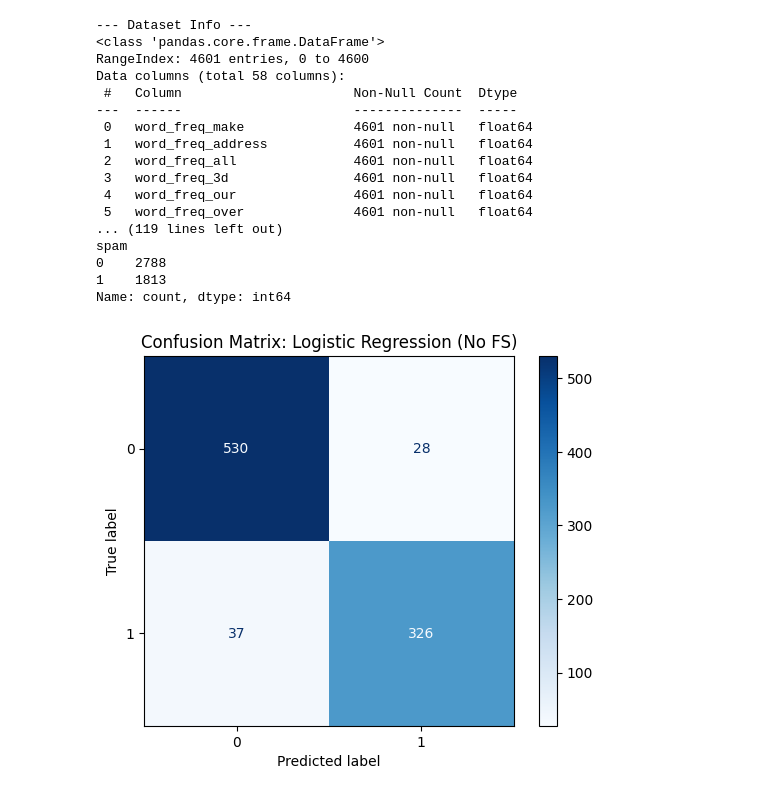
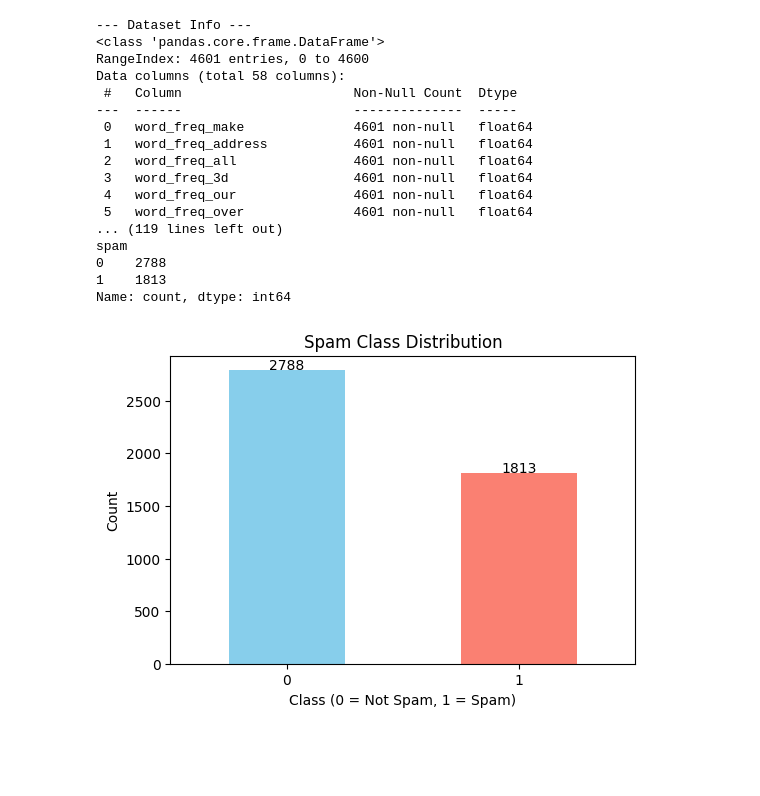
Before and after one commit to Abdullah-bcu/ghani, a Jupyter notebook: final_report.ipynb, the cells around one changed output. Drawn from its saved outputs; the diff is of its cells as text; code cells hidden in the pictures; blank space fills up the shorter version.

```diff
--- a/final_report.ipynb
+++ b/final_report.ipynb
@@ -23,6 +23,18 @@ print(df.describe())
 print("\n--- Spam Class Distribution ---")
 print(df['spam'].value_counts())
 
+# 📊 Plot Spam Class Distribution
+plt.figure(figsize=(6, 4))
+df['spam'].value_counts().plot(kind='bar', color=['skyblue', 'salmon'])
+plt.title('Spam Class Distribution')
+plt.xlabel('Class (0 = Not Spam, 1 = Spam)')
+plt.ylabel('Count')
+plt.xticks(rotation=0)
+for i, val in enumerate(df['spam'].value_counts()):
+    plt.text(i, val + 5, str(val), ha='center', fontsize=10)
+plt.show()
+
+# Features and target
 X = df.drop('spam', axis=1)
 y = df['spam']
 
@@ -31,6 +43,31 @@ X_train, X_test, y_train, y_test = train_test_split(
     X, y, test_size=0.2, random_state=42, stratify=y
 )
 
+# 📊 Plot feature distributions BEFORE scaling
+plt.figure(figsize=(15, 10))
+for i, col in enumerate(X_train.columns[:min(9, len(X_train.columns))]):  # limit to first 9 features
+    plt.subplot(3, 3, i+1)
+    plt.hist(X_train[col], bins=30, color='skyblue', edgecolor='black')
+    plt.title(f'{col} (Before Scaling)')
+plt.tight_layout()
+plt.show()
+
+# Scaling
+scaler = StandardScaler()
+X_train_scaled = scaler.fit_transform(X_train)
+X_test_scaled = scaler.transform(X_test)
+
+# Convert scaled arrays to DataFrame for plotting
+X_train_scaled_df = pd.DataFrame(X_train_scaled, columns=X_train.columns)
+
+# 📊 Plot feature distributions AFTER scaling
+plt.figure(figsize=(15, 10))
+for i, col in enumerate(X_train_scaled_df.columns[:min(9, len(X_train_scaled_df.columns))]):
+    plt.subplot(3, 3, i+1)
+    plt.hist(X_train_scaled_df[col], bins=30, color='salmon', edgecolor='black')
+    plt.title(f'{col} (After Scaling)')
+plt.tight_layout()
+plt.show()
 # Scaling
 scaler = StandardScaler()
 X_train_scaled = scaler.fit_transform(X_train)
@@ -134,31 +171,78 @@ plot_performance(results_with_fs[['Time']], "Model Training Time With Feature Se
 import joblib
 
 # The trained model object you want to save
 model_to_save = model
 
 # The filename to save the model to
 filename = 'spam_detection_model.joblib'
 
 # Save the model to the file
 joblib.dump(model_to_save, filename)
 
 print(f"Model saved as {filename}")
+
+from sklearn.metrics import roc_curve
+
+def evaluate_model(model, X_train_data, X_test_data, y_train_data, y_test_data, title):
+    start_time = time.time()
+    model.fit(X_train_data, y_train_data)
+    elapsed_time = time.time() - start_time
+
+    y_pred = model.predict(X_test_data)
+    y_prob = model.predict_proba(X_test_data)[:, 1] if hasattr(model, 'predict_proba') else None
+
+    # Confusion Matrix
+    cm = confusion_matrix(y_test_data, y_pred)
+    disp = ConfusionMatrixDisplay(confusion_matrix=cm)
+    disp.plot(cmap='Blues')
+    plt.title(f"Confusion Matrix: {title}")
+    plt.show()
+
+    # ROC Curve
+    auc_score = np.nan
+    if y_prob is not None:
+        auc_score = roc_auc_score(y_test_data, y_prob)
+        fpr, tpr, _ = roc_curve(y_test_data, y_prob)
+        plt.figure(figsize=(6, 5))
+        plt.plot(fpr, tpr, color='darkorange', lw=2, label=f'AUC = {auc_score:.3f}')
+        plt.plot([0, 1], [0, 1], color='navy', lw=2, linestyle='--')
+        plt.xlabel('False Positive Rate')
+        plt.ylabel('True Positive Rate')
+        plt.title(f"ROC Curve: {title}")
+        plt.legend(loc="lower right")
+        plt.grid(alpha=0.3)
+        plt.show()
+
+    metrics = {
+        'Accuracy': accuracy_score(y_test_data, y_pred),
+        'Precision': precision_score(y_test_data, y_pred),
+        'Recall': recall_score(y_test_data, y_pred),
+        'F1-Score': f1_score(y_test_data, y_pred),
+        'AUC-ROC': auc_score,
+        'Time': elapsed_time
+    }
+    return metrics
+    import joblib
+
+joblib.dump(models["KNN"], 'knn_model.pkl')
+joblib.dump(models["Decision Tree"], 'decision_tree_model.pkl')
+joblib.dump(models["Logistic Regression"], 'logistic_regression_model.pkl')
 # %% [output]
 --- Dataset Info ---
 <class 'pandas.core.frame.DataFrame'>
 RangeIndex: 4601 entries, 0 to 4600
 Data columns (total 58 columns):
  #   Column                      Non-Null Count  Dtype
 ---  ------                      --------------  -----
  0   word_freq_make              4601 non-null   float64
  1   word_freq_address           4601 non-null   float64
  2   word_freq_all               4601 non-null   float64
  3   word_freq_3d                4601 non-null   float64
  4   word_freq_our               4601 non-null   float64
  5   word_freq_over              4601 non-null   float64
 ... (119 lines left out)
 spam
 0    2788
 1    1813
 Name: count, dtype: int64
-[figure, old version]
+[figure, new version]
```
Also changed, not shown: parts of 1 cell of this notebook.
